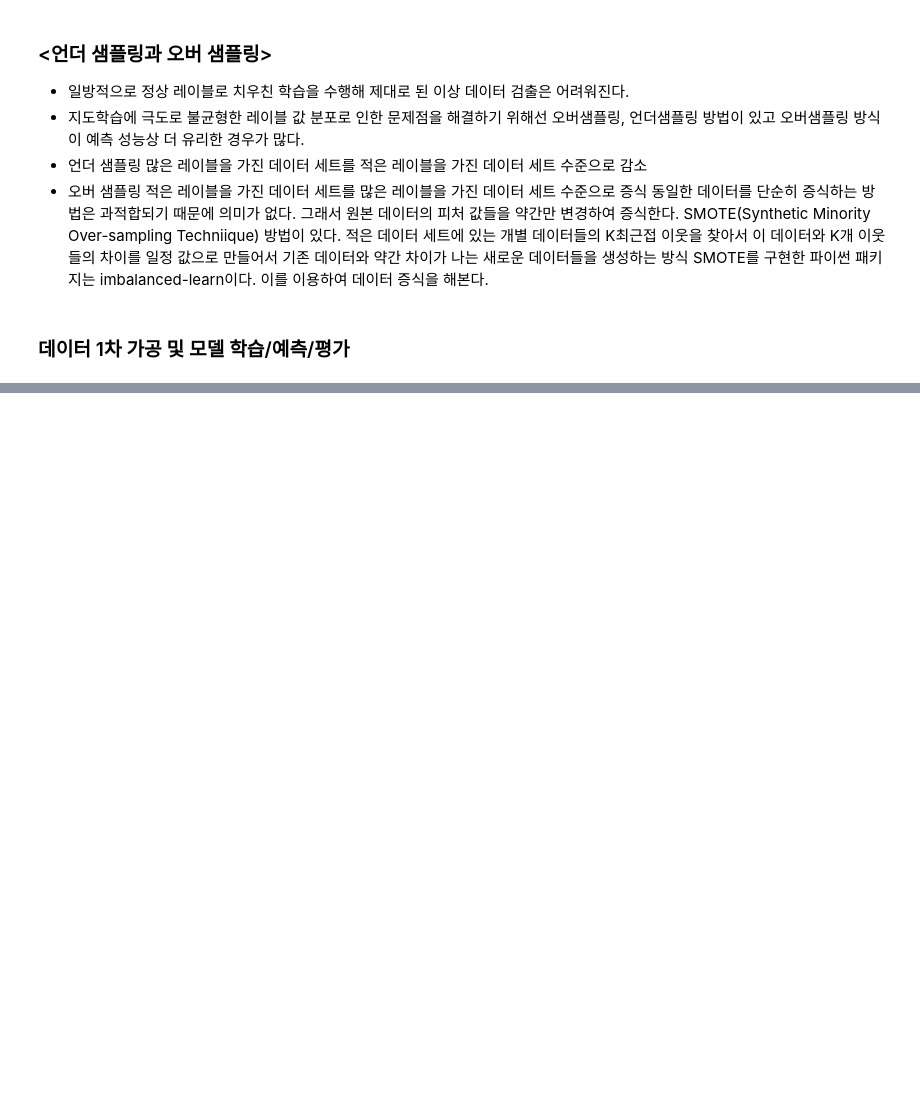
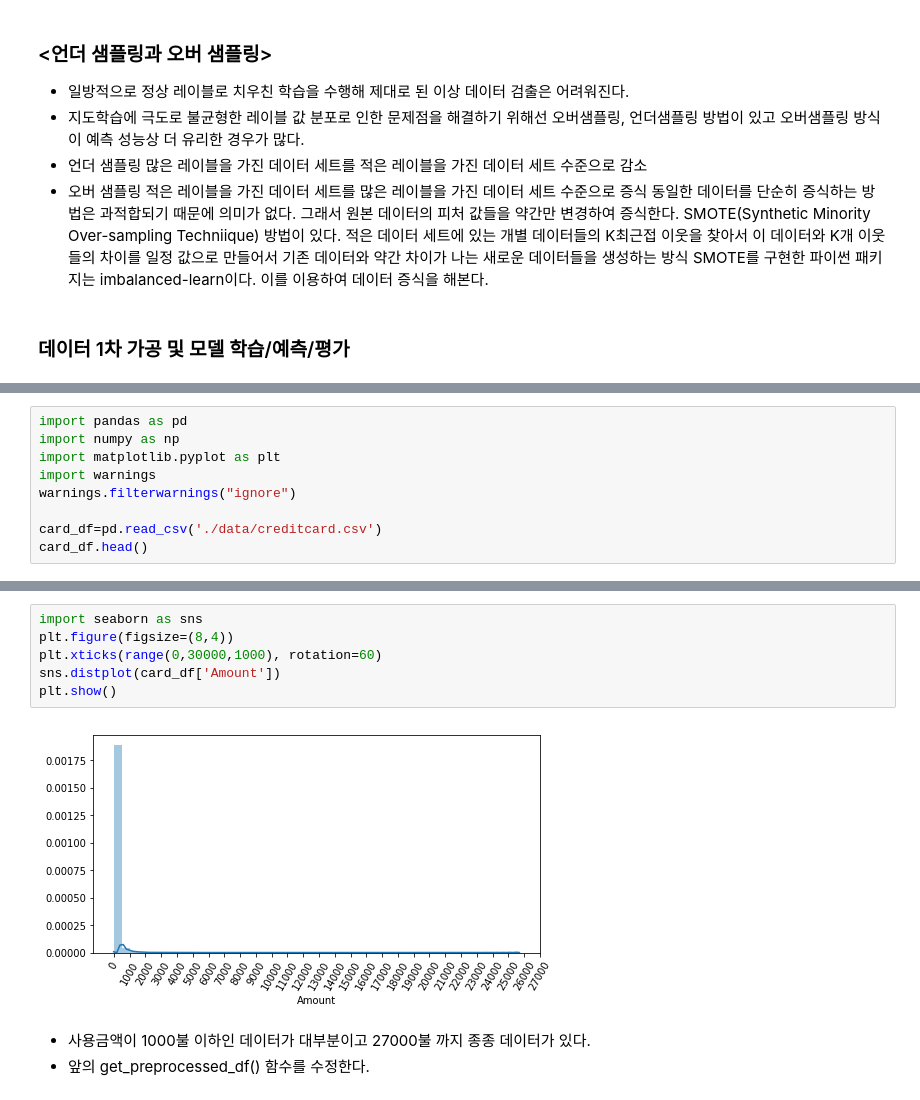
Before and after one commit to JeongMyeong/MachineLearning-Study, a Jupyter notebook: ch04/10)creditcardfraud.ipynb, the cells around one changed output, grey strips where cells are left out. Drawn from its saved outputs; the diff is of its cells as text; blank space fills up the shorter version.

```diff
--- a/ch04/10)creditcardfraud.ipynb
+++ b/ch04/10)creditcardfraud.ipynb
@@ -25,0 +24,9 @@ import pandas as pd
+# %%
+import pandas as pd
+import numpy as np
+import matplotlib.pyplot as plt
+import warnings
+warnings.filterwarnings("ignore")
+
+card_df=pd.read_csv('./data/creditcard.csv')
+card_df.head()
@@ -25,0 +141,11 @@ import pandas as pd
+# %%
+import seaborn as sns
+plt.figure(figsize=(8,4))
+plt.xticks(range(0,30000,1000), rotation=60)
+sns.distplot(card_df['Amount'])
+plt.show()
+# %% [output]
+[figure, added]
+# %% [markdown]
+- 사용금액이 1000불 이하인 데이터가 대부분이고 27000불 까지 종종 데이터가 있다.
+- 앞의 get_preprocessed_df() 함수를 수정한다.
```
Also changed, not shown: parts of 42 cells of this notebook, 2 other files.
